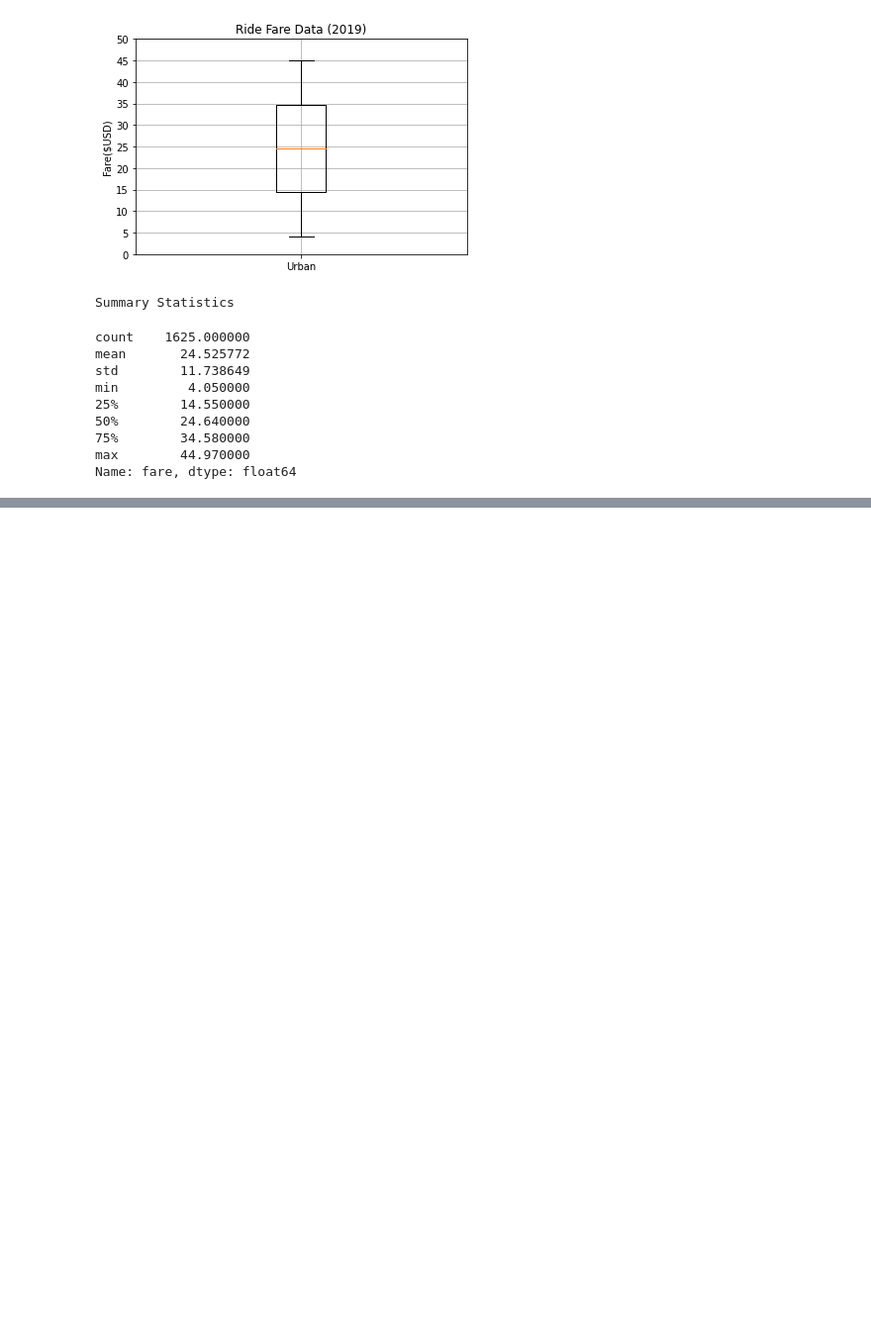
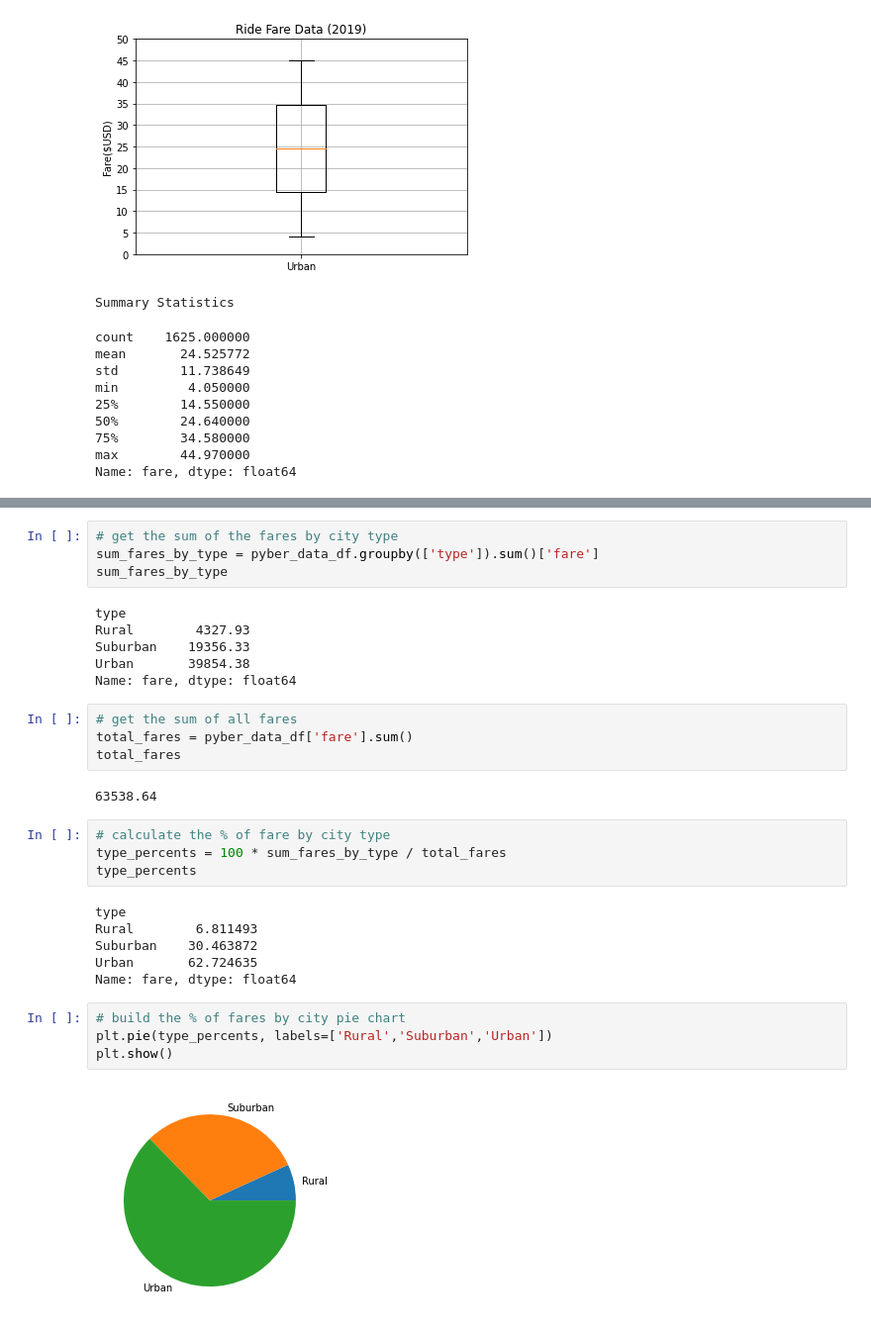
Before and after one commit to pelk85/PyBer_Analysis, a Jupyter notebook: PyBer.ipynb, the cells around one changed output, grey strips where cells are left out. Shown at 99% size. Saved outputs shown, nothing was run; the diff lists cells and outputs as text; blank space fills up the shorter version.

```diff
--- a/PyBer.ipynb
+++ b/PyBer.ipynb
@@ -550,0 +551,32 @@ Name: driver_count, dtype: float64
+# %%
+# get the sum of the fares by city type
+sum_fares_by_type = pyber_data_df.groupby(['type']).sum()['fare']
+sum_fares_by_type
+# %% [output]
+type
+Rural        4327.93
+Suburban    19356.33
+Urban       39854.38
+Name: fare, dtype: float64
+# %%
+# get the sum of all fares
+total_fares = pyber_data_df['fare'].sum()
+total_fares
+# %% [output]
+63538.64
+# %%
+# calculate the % of fare by city type
+type_percents = 100 * sum_fares_by_type / total_fares
+type_percents
+# %% [output]
+type
+Rural        6.811493
+Suburban    30.463872
+Urban       62.724635
+Name: fare, dtype: float64
+# %%
+# build the % of fares by city pie chart
+plt.pie(type_percents, labels=['Rural','Suburban','Urban'])
+plt.show()
+# %% [output]
+[figure, added]
```
Also changed, not shown: parts of 7 cells of this notebook, 1 other file.
